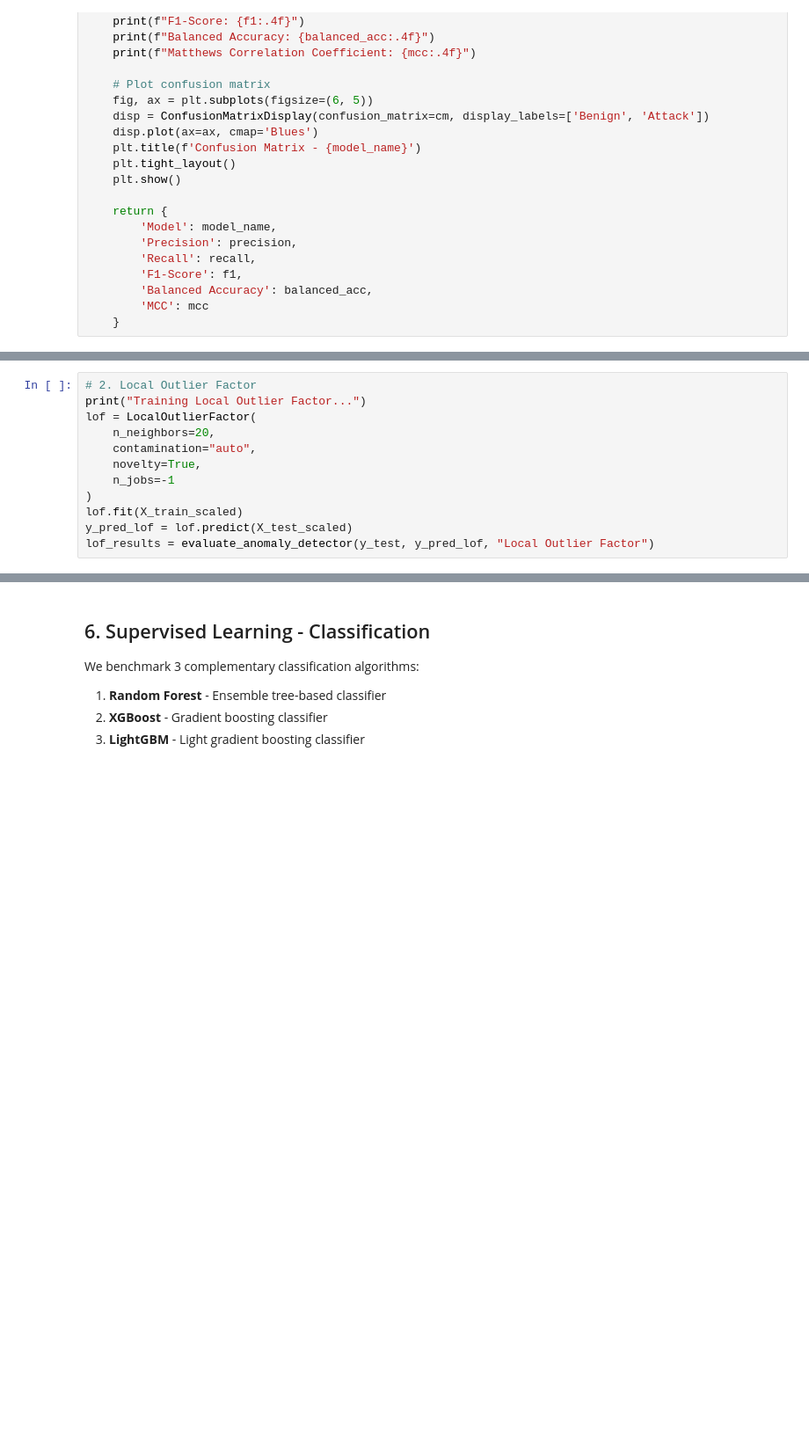
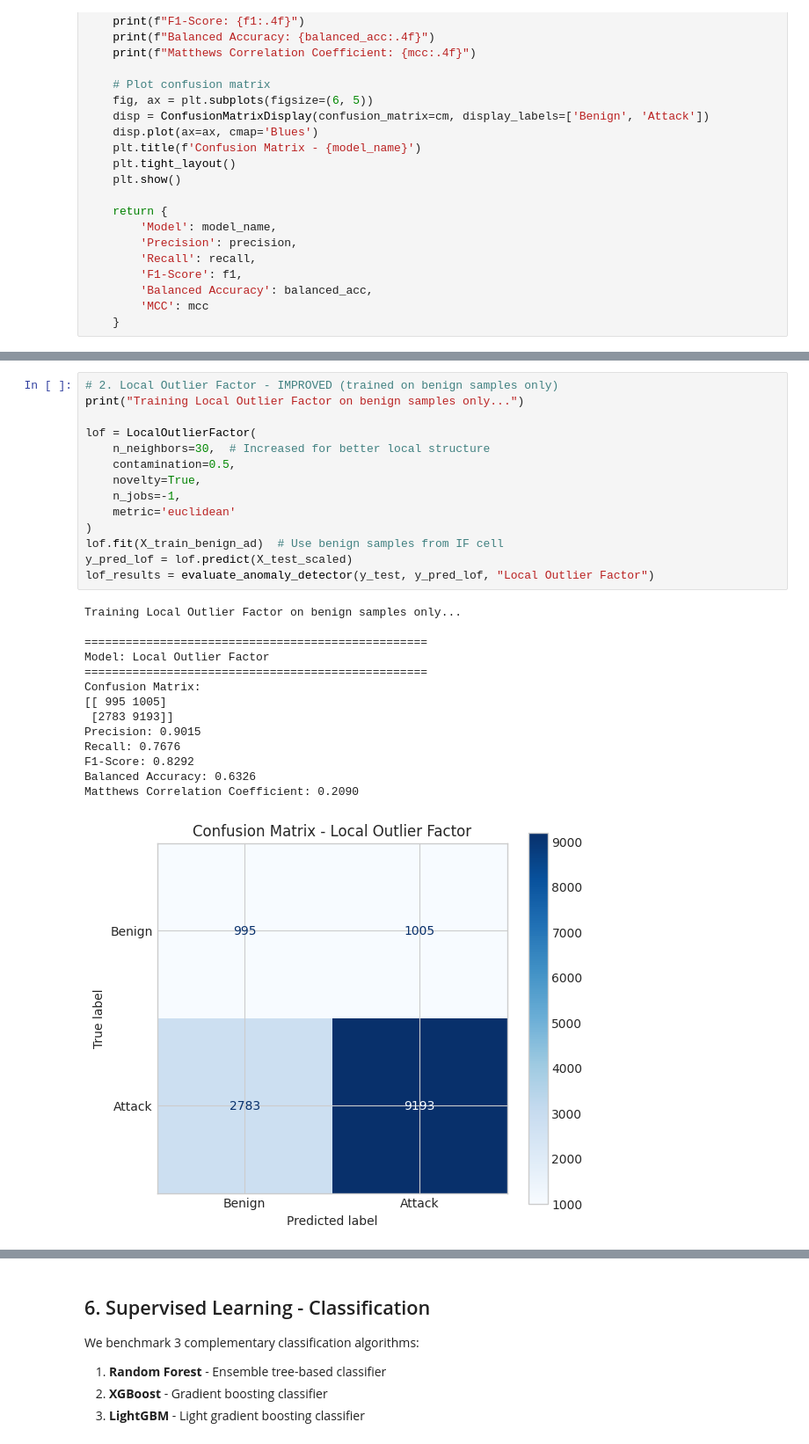
Before and after one commit to reg1um/cyberml, a Jupyter notebook: main.ipynb, the cells around one changed output, grey strips where cells are left out. Shown at 88% size. Saved outputs shown, nothing was run; the diff lists cells and outputs as text; blank space fills up the shorter version.

```diff
--- a/main.ipynb
+++ b/main.ipynb
@@ -418,13 +559,30 @@ iso_results = evaluate_anomaly_detector(y_test, y_pred_iso, "Isolation Forest")
 # %%
-# 2. Local Outlier Factor
-print("Training Local Outlier Factor...")
+# 2. Local Outlier Factor - IMPROVED (trained on benign samples only)
+print("Training Local Outlier Factor on benign samples only...")
+
 lof = LocalOutlierFactor(
-    n_neighbors=20,
-    contamination="auto",
+    n_neighbors=30,  # Increased for better local structure
+    contamination=0.5,
     novelty=True,
-    n_jobs=-1
+    n_jobs=-1,
+    metric='euclidean'
 )
-lof.fit(X_train_scaled)
+lof.fit(X_train_benign_ad)  # Use benign samples from IF cell
 y_pred_lof = lof.predict(X_test_scaled)
 lof_results = evaluate_anomaly_detector(y_test, y_pred_lof, "Local Outlier Factor")
+# %% [output]
+Training Local Outlier Factor on benign samples only...
+
+==================================================
+Model: Local Outlier Factor
+==================================================
+Confusion Matrix:
+[[ 995 1005]
+ [2783 9193]]
+Precision: 0.9015
+Recall: 0.7676
+F1-Score: 0.8292
+Balanced Accuracy: 0.6326
+Matthews Correlation Coefficient: 0.2090
+[figure, added]
 # %%
```
Also changed, not shown: parts of 45 cells of this notebook, 2 other files.
